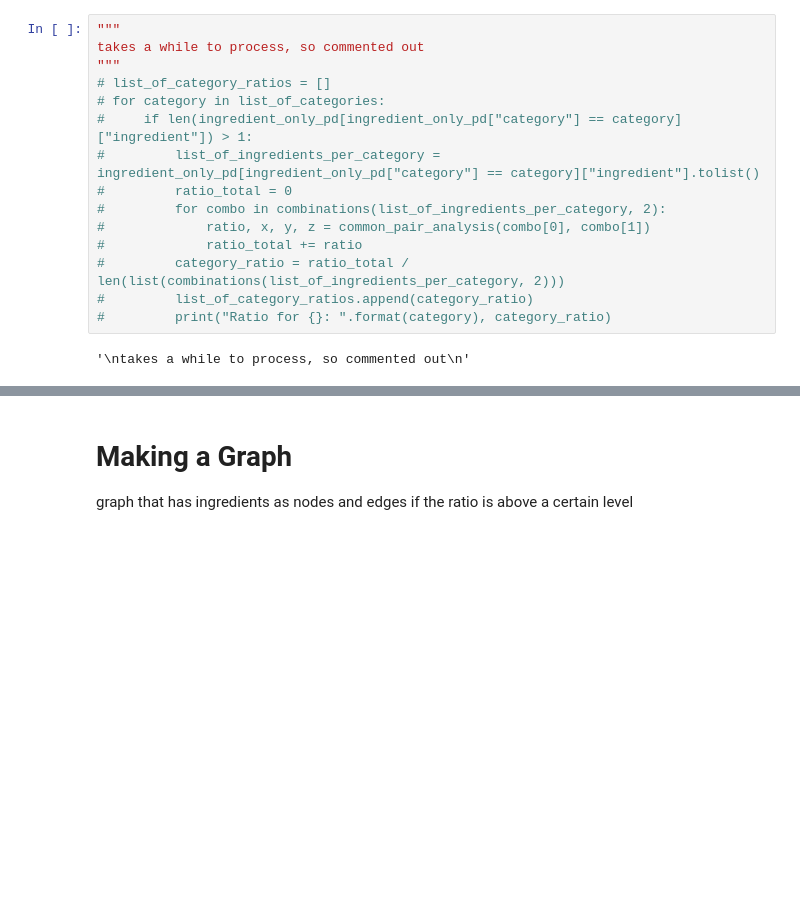
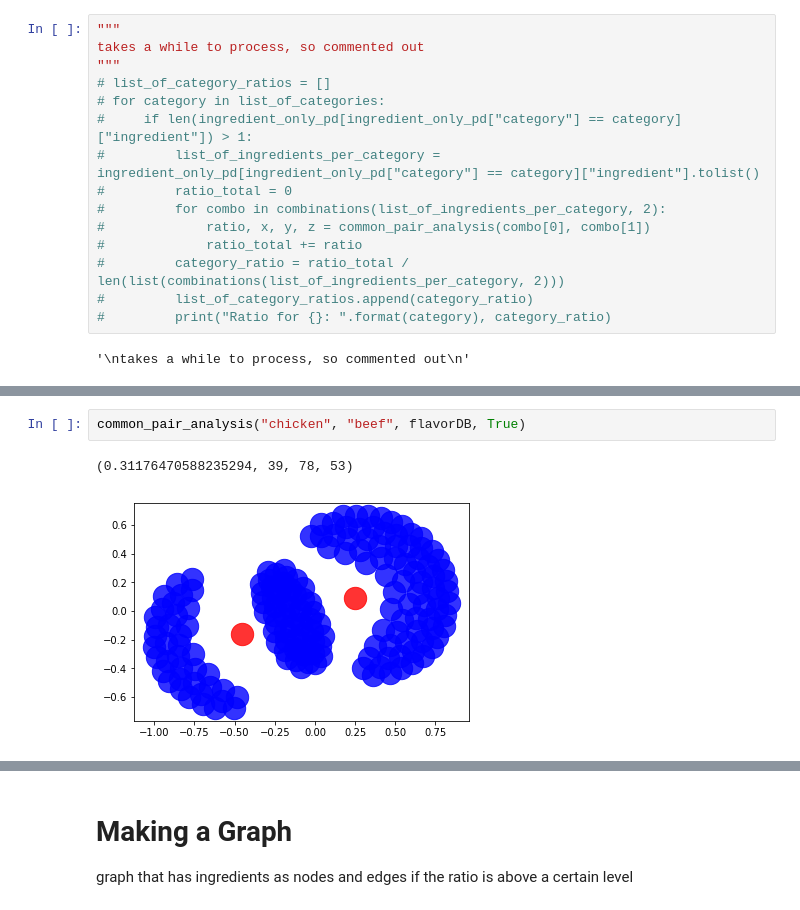
Before and after one commit to ryoiwata/capstone_2, a Jupyter notebook: food_map_nb.ipynb, the cells around one changed output, grey strips where cells are left out. Cells and saved outputs as stored; diff of their text form; blank space fills up the shorter version.

```diff
--- a/food_map_nb.ipynb
+++ b/food_map_nb.ipynb
@@ -131,0 +97,5 @@ Do the ratio for two random ingredients as well
+# %%
+common_pair_analysis("chicken", "beef", flavorDB, True)
+# %% [output]
+(0.31176470588235294, 39, 78, 53)
+[figure, added]
```
Also changed, not shown: parts of 97 cells of this notebook, 2 other files.
